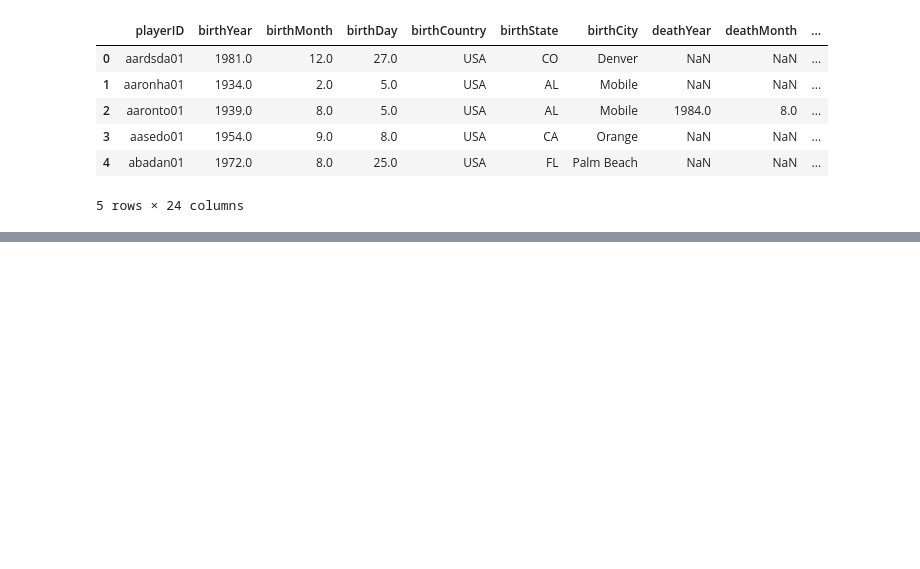
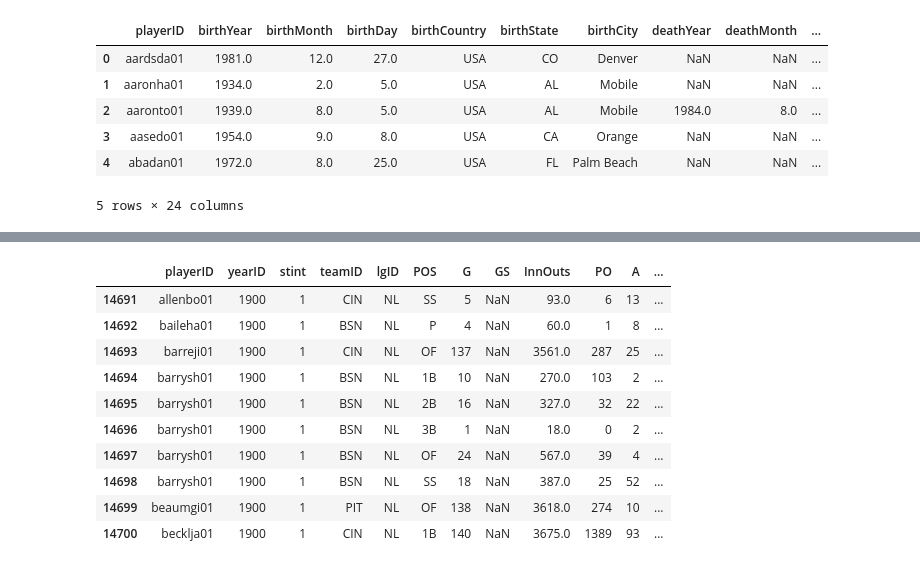
Before and after one commit to AGBarbour/Project-1, a Jupyter notebook: Fielding.ipynb, the cells around one changed output, grey strips where cells are left out. Saved outputs shown, nothing was run; the diff lists cells and outputs as text; code cells hidden in the pictures; blank space fills up the shorter version.

Commit message:
Cleaned Fielding Data

```diff
--- a/Fielding.ipynb
+++ b/Fielding.ipynb
@@ -25,3 +25,6 @@ people.head()
 | 3 | aasedo01 | 1954.0 | 9.0 | 8.0 | USA | CA | Orange | NaN | NaN | ... |
 | 4 | abadan01 | 1972.0 | 8.0 | 25.0 | USA | FL | Palm Beach | NaN | NaN | ... |
 5 rows × 24 columns
+# %%
+merge_data = pd.merge(fielding,people[['playerID','birthYear']],on='playerID', how='left')
+merge_data.head()
@@ -27,0 +38,15 @@ people.head()
+# %%
+clean_df = merge_data[merge_data.yearID > 1899]
+clean_df.head(10)
+# %% [output]
+|  | playerID | yearID | stint | teamID | lgID | POS | G | GS | InnOuts | PO | A | ... |
+| 14691 | allenbo01 | 1900 | 1 | CIN | NL | SS | 5 | NaN | 93.0 | 6 | 13 | ... |
+| 14692 | baileha01 | 1900 | 1 | BSN | NL | P | 4 | NaN | 60.0 | 1 | 8 | ... |
+| 14693 | barreji01 | 1900 | 1 | CIN | NL | OF | 137 | NaN | 3561.0 | 287 | 25 | ... |
+| 14694 | barrysh01 | 1900 | 1 | BSN | NL | 1B | 10 | NaN | 270.0 | 103 | 2 | ... |
+| 14695 | barrysh01 | 1900 | 1 | BSN | NL | 2B | 16 | NaN | 327.0 | 32 | 22 | ... |
+| 14696 | barrysh01 | 1900 | 1 | BSN | NL | 3B | 1 | NaN | 18.0 | 0 | 2 | ... |
+| 14697 | barrysh01 | 1900 | 1 | BSN | NL | OF | 24 | NaN | 567.0 | 39 | 4 | ... |
+| 14698 | barrysh01 | 1900 | 1 | BSN | NL | SS | 18 | NaN | 387.0 | 25 | 52 | ... |
+| 14699 | beaumgi01 | 1900 | 1 | PIT | NL | OF | 138 | NaN | 3618.0 | 274 | 10 | ... |
+| 14700 | becklja01 | 1900 | 1 | CIN | NL | 1B | 140 | NaN | 3675.0 | 1389 | 93 | ... |
```
Also changed, not shown: parts of 7 cells of this notebook.
